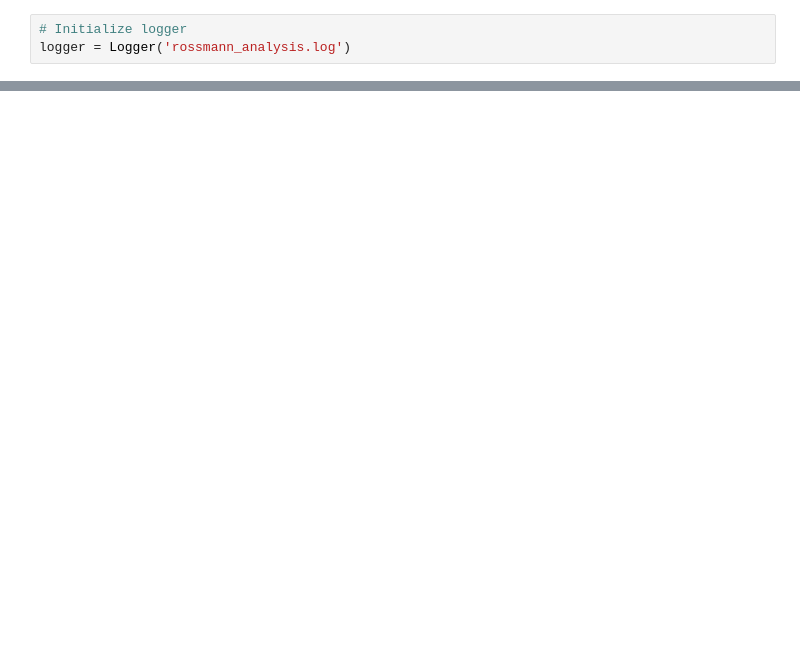
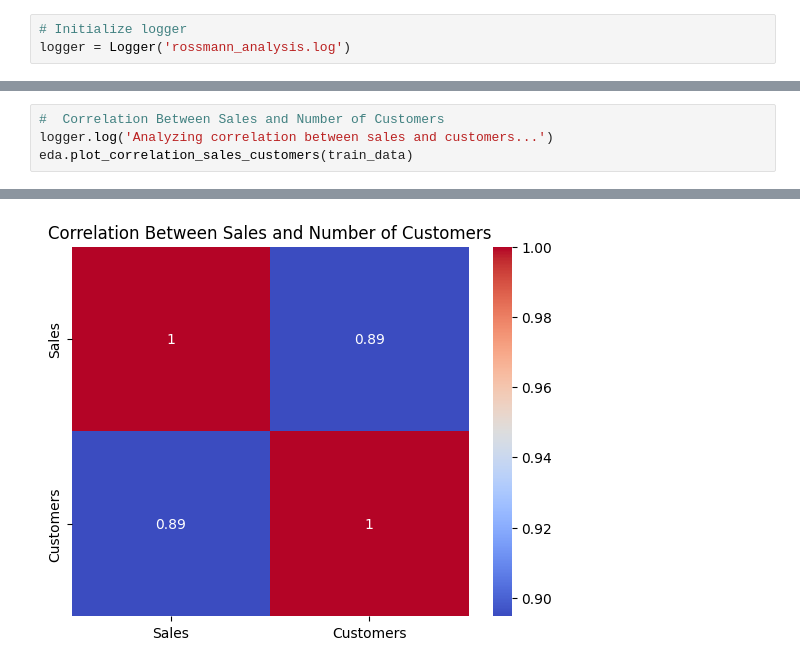
Before and after one commit to shewanek/sales-prediction_week-4, a Jupyter notebook: notebooks/eda.ipynb, the cells around one changed output, grey strips where cells are left out. Cells and saved outputs as stored; diff of their text form; blank space fills up the shorter version.

```diff
--- a/notebooks/eda.ipynb
+++ b/notebooks/eda.ipynb
@@ -53,0 +75,5 @@ logger.log('Data cleaning complete.')
+# %%
+#  Correlation Between Sales and Number of Customers
+logger.log('Analyzing correlation between sales and customers...')
+eda.plot_correlation_sales_customers(train_data)
+# %% [output]
@@ -53,0 +82 @@ logger.log('Data cleaning complete.')
+[figure, added]
```
Also changed, not shown: parts of 12 cells of this notebook, 3 other files.
